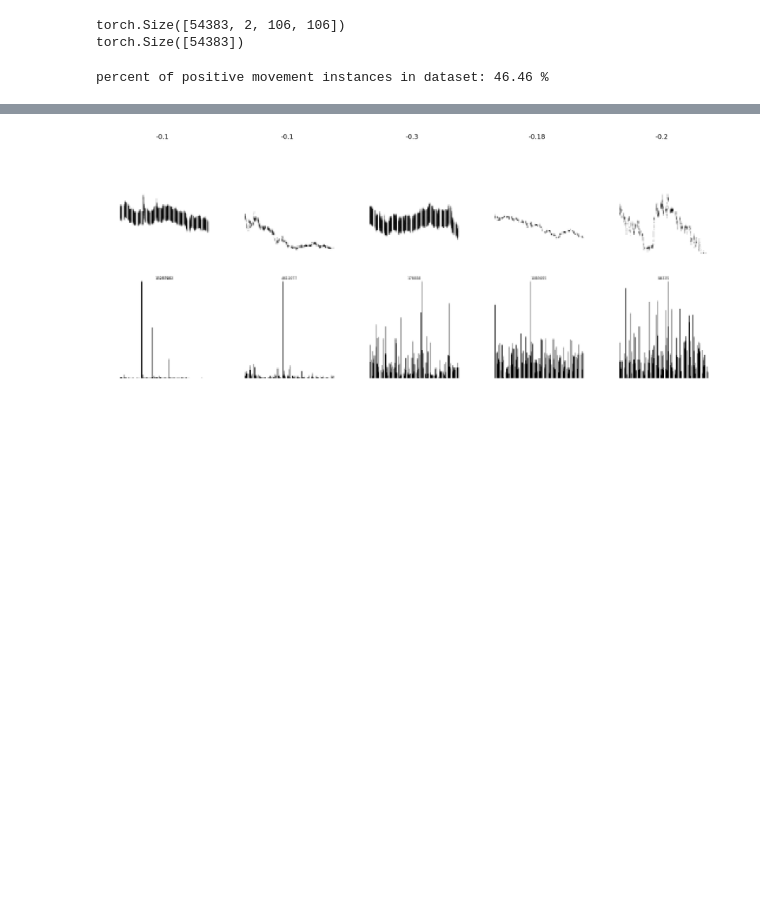
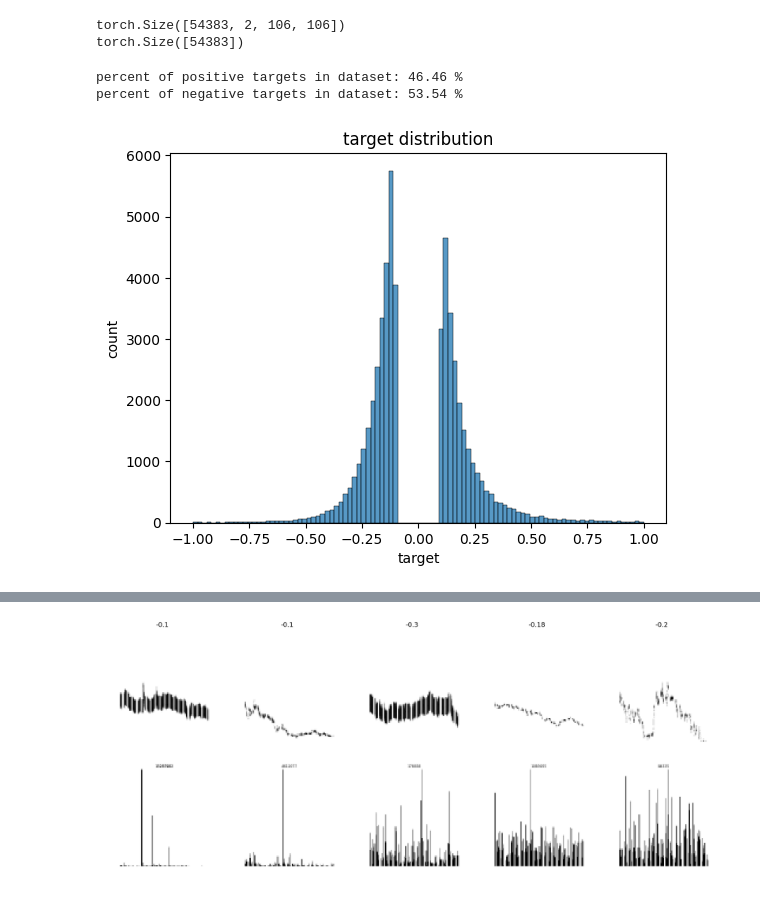
Before and after one commit to YanivAmir/stock-predicition-CNN, a Jupyter notebook: stocks_cnn.ipynb, the cells around one changed output, grey strips where cells are left out. Saved outputs shown, nothing was run; the diff lists cells and outputs as text; code cells hidden in the pictures; blank space fills up the shorter version.

Commit message:
removed outliers and created labels

```diff
--- a/stocks_cnn.ipynb
+++ b/stocks_cnn.ipynb
@@ -110,15 +112,25 @@ torch.save(images, savePath+'images_stocks0-2000_images0-54383_pool3.pt')
 # %%
 savePath ='/content/drive/MyDrive/myStocksSept2024/'
 images = torch.load(savePath+'images_stocks0-2000_images0-54383_pool3.pt')
-labels = torch.load(savePath+'labels_stocks0-2000_images0-54383_pool3.pt')
+targets = torch.load(savePath+'labels_stocks0-2000_images0-54383_pool3.pt')
 images = images.float()
-labels = labels.float()
+targets = targets.float()
 print(images.shape)
-print(labels.shape)
+print(targets.shape)
 # %% [output]
 torch.Size([54383, 2, 106, 106])
 torch.Size([54383])
 # %%
-print(f'percent of positive movement instances in dataset: {round((sum(labels>0.1)/len(labels)).detach().item()*100,2)} %')
+print(f'percent of positive targets in dataset: {round((sum(targets>0.1)/len(targets)).detach().item()*100,2)} %')
+print(f'percent of negative targets in dataset: {round((sum(targets<-0.1)/len(targets)).detach().item()*100,2)} %')
 # %% [output]
-percent of positive movement instances in dataset: 46.46 %
+percent of positive targets in dataset: 46.46 %
+percent of negative targets in dataset: 53.54 %
+# %%
+sns.histplot(targets,bins=np.linspace(-1,1,100))
+plt.title('target distribution')
+plt.xlabel('target')
+plt.ylabel('count')
+plt.show()
+# %% [output]
+[figure, added]
```
Also changed, not shown: parts of 9 cells of this notebook.
